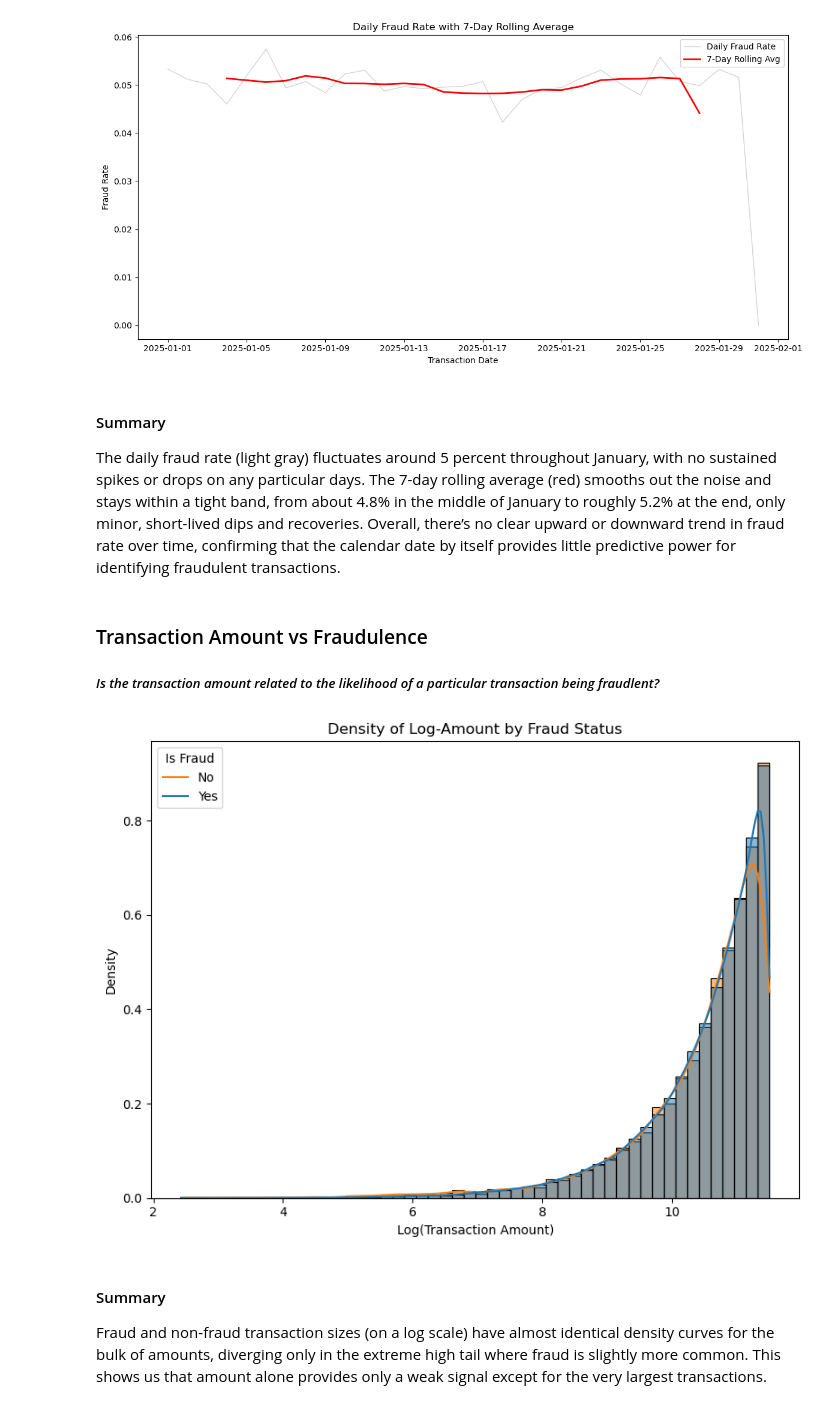
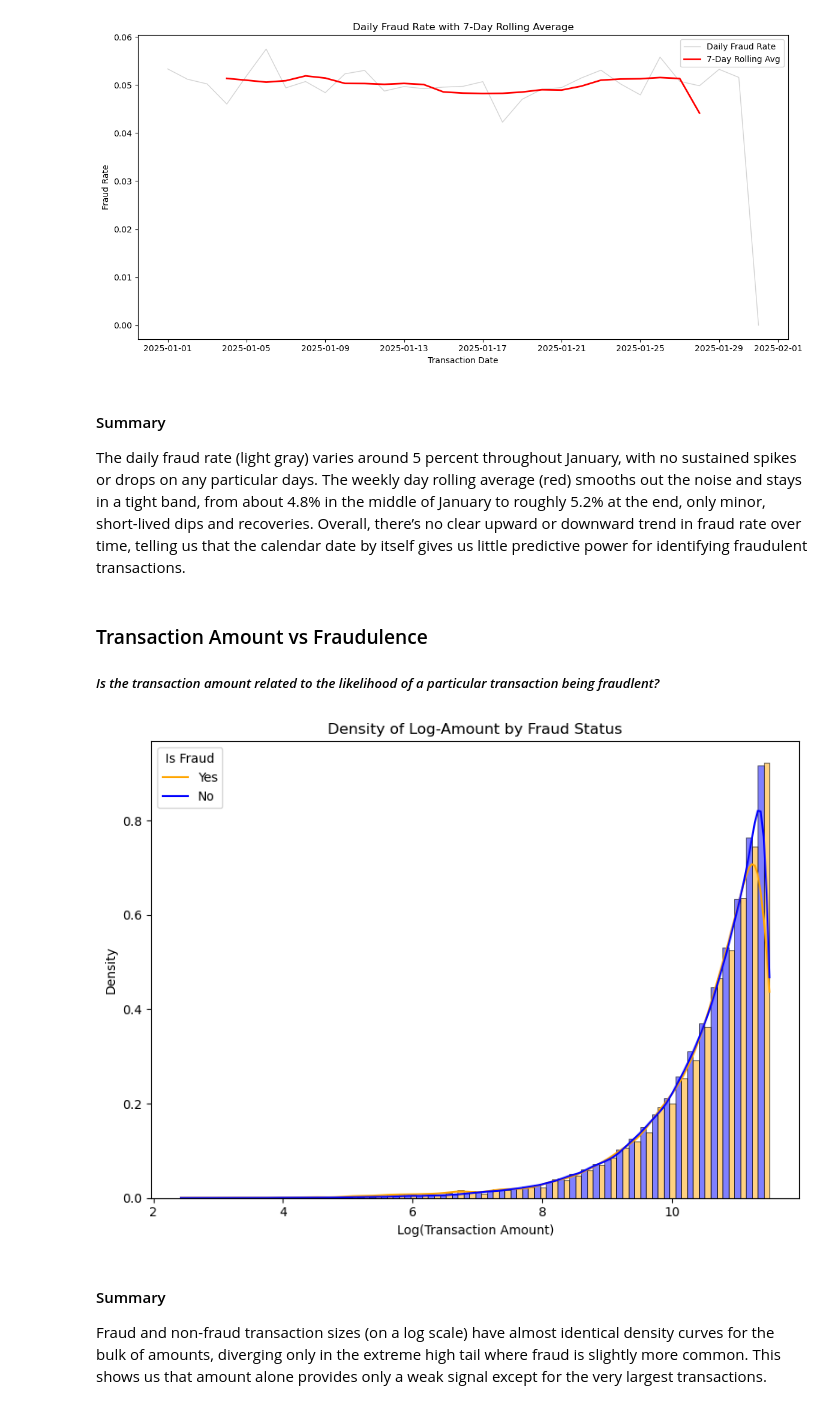
Before and after one commit to owenmilke/CS3870-Final-Project, a Jupyter notebook: BankFraud.ipynb, the cells around one changed output. Cells and saved outputs as stored; diff of their text form; code cells hidden in the pictures.

```diff
--- a/BankFraud.ipynb
+++ b/BankFraud.ipynb
@@ -367,36 +372,39 @@ plt.show()
 [figure]
 # %% [markdown]
 #### Summary
-The daily fraud rate (light gray) fluctuates around 5 percent throughout January, with no sustained spikes or drops on any particular days. The 7-day rolling average (red) smooths out the noise and stays within a tight band, from about 4.8% in the middle of January to roughly 5.2% at the end, only minor, short-lived dips and recoveries. Overall, there’s no clear upward or downward trend in fraud rate over time, confirming that the calendar date by itself provides little predictive power for identifying fraudulent transactions.
+The daily fraud rate (light gray) varies around 5 percent throughout January, with no sustained spikes or drops on any particular days. The weekly day rolling average (red) smooths out the noise and stays in a tight band, from about 4.8% in the middle of January to roughly 5.2% at the end, only minor, short-lived dips and recoveries. Overall, there’s no clear upward or downward trend in fraud rate over time, telling us that the calendar date by itself gives us little predictive power for identifying fraudulent transactions.
 # %% [markdown]
 ### Transaction Amount vs Fraudulence
 ##### *Is the transaction amount related to the likelihood of a particular transaction being fraudlent?*
 # %%
 import numpy as np
 
 
 df = CLEANED.copy()
 df['LogAmt'] = np.log1p(df['Transaction_Amount'])
 
 plt.figure(figsize=(8,6))
 sns.histplot(
     data=df,
     x='LogAmt',
     hue='Is_Fraud',
     bins=50,
     stat='density',
     common_norm=False,
     kde=True,
-    alpha=0.5
+    alpha=0.5,
+    palette={'No': 'blue', 'Yes': 'orange'},
+    multiple='dodge'
+
 )
 plt.xlabel('Log(Transaction Amount)')
 plt.ylabel('Density')
 plt.title('Density of Log-Amount by Fraud Status')
-plt.legend(title='Is Fraud', labels=['No','Yes'])
+plt.legend(title='Is Fraud', labels=['Yes','No'])
 plt.tight_layout()
 plt.show()
 # %% [output]
-[figure, old version]
+[figure, new version]
 # %% [markdown]
 #### Summary
 Fraud and non-fraud transaction sizes (on a log scale) have almost identical density curves for the bulk of amounts, diverging only in the extreme high tail where fraud is slightly more common. This shows us that amount alone provides only a weak signal except for the very largest transactions.
```
Also changed, not shown: parts of 7 cells of this notebook.
